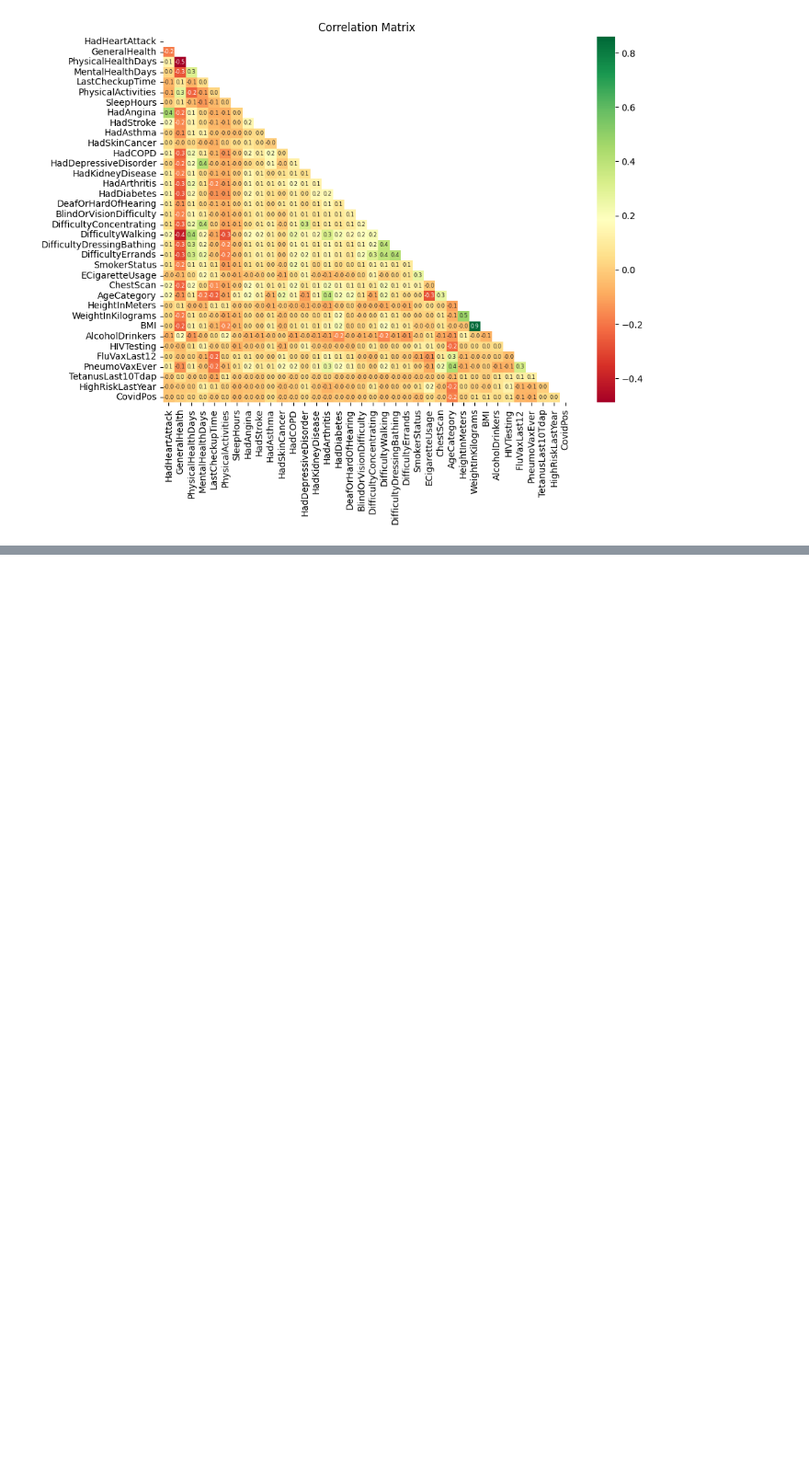
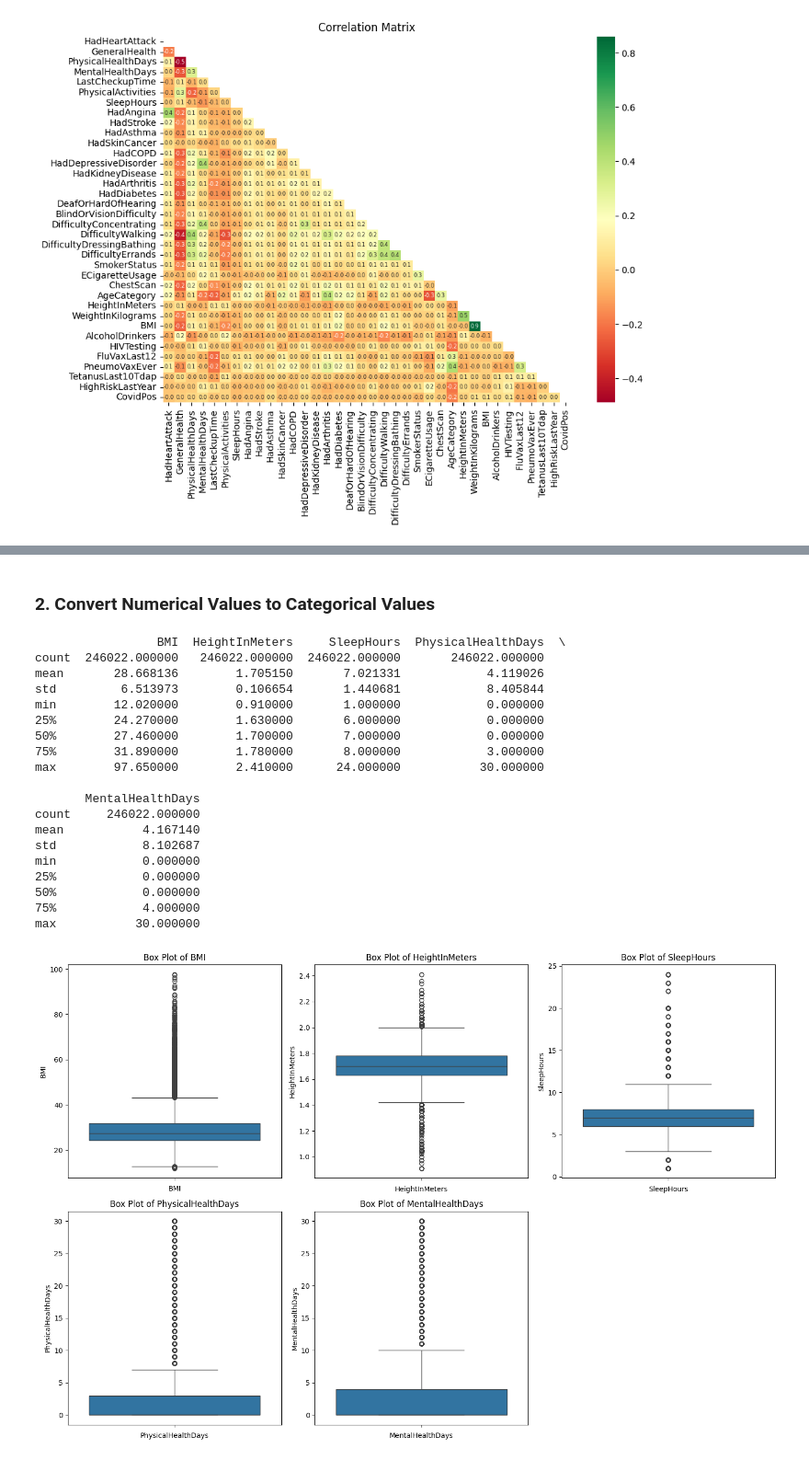
Before and after one commit to RanArino/Course_Projects, a Jupyter notebook: BDA700_HealthAnalytics/Assignment02/Reports.ipynb, the cells around one changed output, grey strips where cells are left out. Shown at 92% size. Cells and saved outputs as stored; diff of their text form; code cells hidden in the pictures; blank space fills up the shorter version.

```diff
--- a/BDA700_HealthAnalytics/Assignment02/Reports.ipynb
+++ b/BDA700_HealthAnalytics/Assignment02/Reports.ipynb
@@ -306,0 +338,5 @@ plt.show()
+# %%
+# select the top 20 features
+df_selected = df_num[top_features_rf]
+print(df_selected.info())
+df_selected.head()
@@ -306,0 +367,39 @@ plt.show()
+# %% [markdown]
+### 2. Convert Numerical Values to Categorical Values
+# %%
+X = df_selected[['BMI', 'HeightInMeters', 'SleepHours', 'PhysicalHealthDays', 'MentalHealthDays']]
+y = df['HadHeartAttack']
+
+print(X.describe())
+
+# Create box plots for each feature in X
+plt.figure(figsize=(15, 10))
+for i, feature in enumerate(X.columns):
+    plt.subplot(2, 3, i + 1)  # Adjust the number of rows and columns as needed
+    sns.boxplot(y=X[feature])
+    plt.title(f'Box Plot of {feature}')
+    plt.xlabel(feature)
+
+plt.tight_layout()
+plt.show()
+# %% [output]
+                 BMI  HeightInMeters     SleepHours  PhysicalHealthDays  \
+count  246022.000000   246022.000000  246022.000000       246022.000000
+mean       28.668136        1.705150       7.021331            4.119026
+std         6.513973        0.106654       1.440681            8.405844
+min        12.020000        0.910000       1.000000            0.000000
+25%        24.270000        1.630000       6.000000            0.000000
+50%        27.460000        1.700000       7.000000            0.000000
+75%        31.890000        1.780000       8.000000            3.000000
+max        97.650000        2.410000      24.000000           30.000000
+
+       MentalHealthDays
+count     246022.000000
+mean           4.167140
+std            8.102687
+min            0.000000
+25%            0.000000
+50%            0.000000
+75%            4.000000
+max           30.000000
+[figure, added]
```
Also changed, not shown: parts of 23 cells of this notebook.
